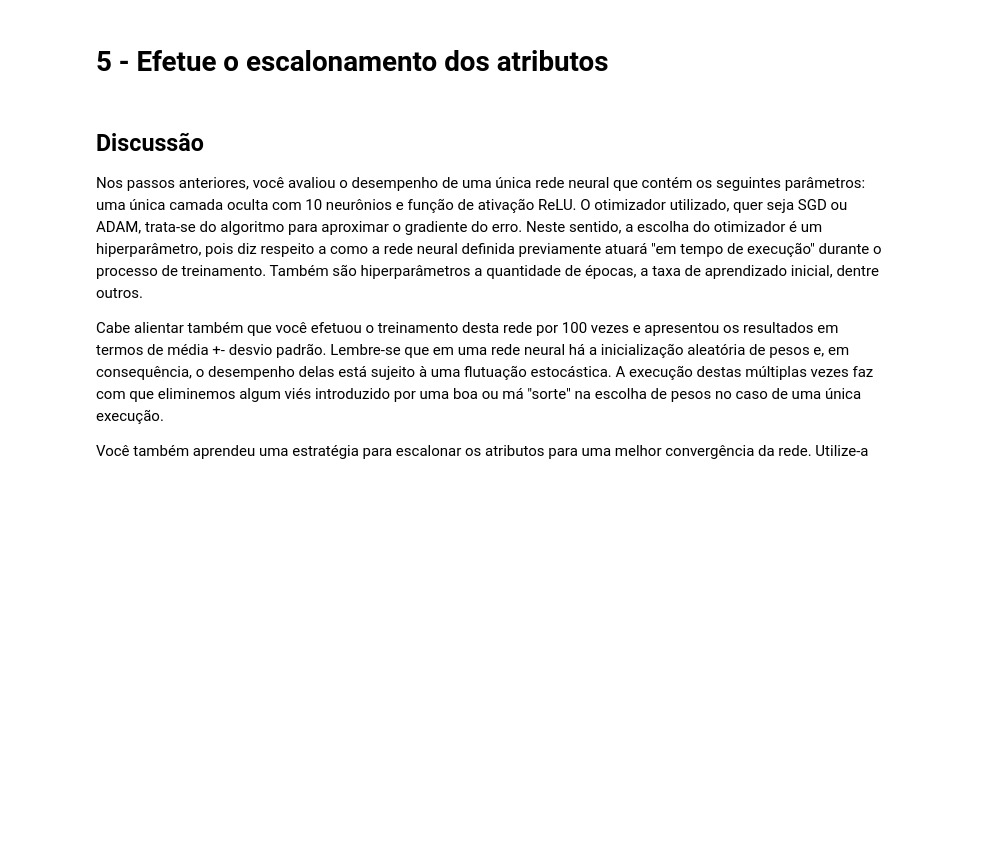
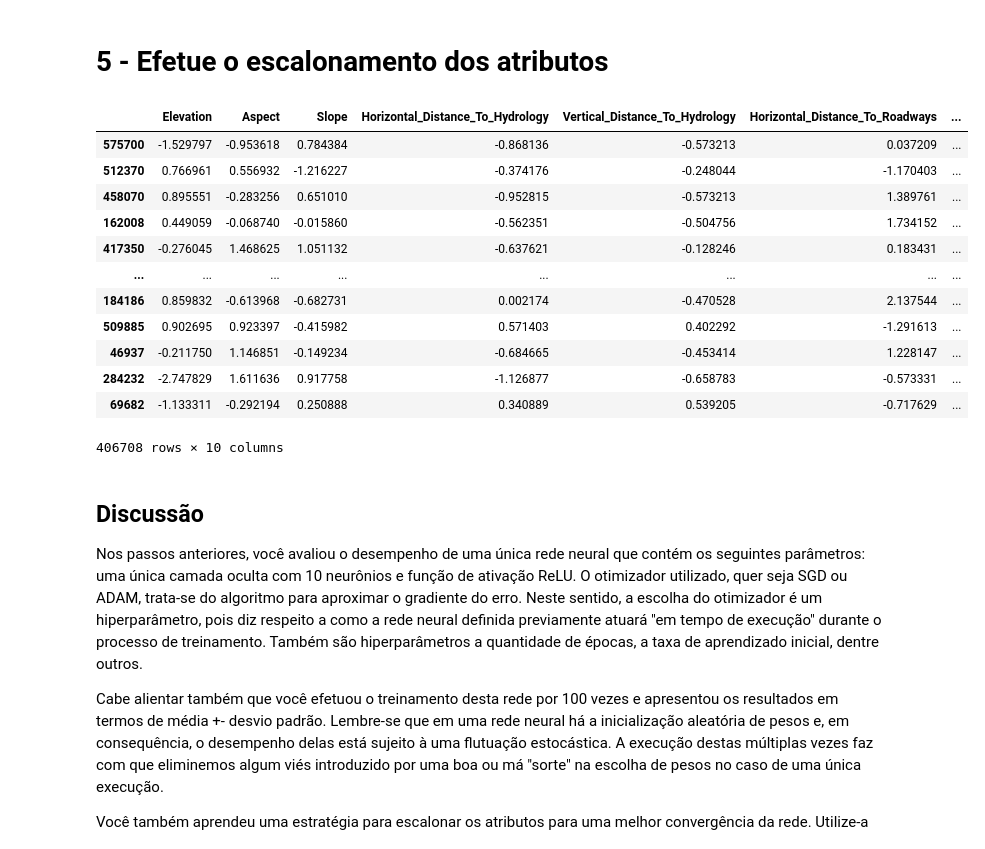
Before and after one commit to AllanHigorLP/Atividade_avaliativa-2.2-RNA, a Jupyter notebook: PP2_2_2_Proposição_e_Avaliação_de_RNAs.ipynb, the cells around one changed output. Cells and saved outputs as stored; diff of their text form; code cells hidden in the pictures; blank space fills up the shorter version.

```diff
--- a/PP2_2_2_Proposição_e_Avaliação_de_RNAs.ipynb
+++ b/PP2_2_2_Proposição_e_Avaliação_de_RNAs.ipynb
@@ -199,3 +197,37 @@ X_train, X_test, Y_train, Y_test = train_test_split(X, Y, test_size=0.30)
+# %%
+from sklearn.preprocessing import StandardScaler
+
+X_train_stand = X_train.copy()
+X_test_stand = X_test.copy()
+
+num_cols = ['Elevation', 'Aspect', 'Slope', 'Horizontal_Distance_To_Hydrology',
+       'Vertical_Distance_To_Hydrology', 'Horizontal_Distance_To_Roadways',
+       'Hillshade_9am', 'Hillshade_Noon', 'Hillshade_3pm',
+       'Horizontal_Distance_To_Fire_Points']
+
+for i in num_cols:
+
+    scale = StandardScaler().fit(X_train_stand[[i]])
+
+    X_train_stand[i] = scale.transform(X_train_stand[[i]])
+
+    X_test_stand[i] = scale.transform(X_test_stand[[i]])
+
+X_train_stand
+# %% [output]
+|  | Elevation | Aspect | Slope | Horizontal_Distance_To_Hydrology | Vertical_Distance_To_Hydrology | Horizontal_Distance_To_Roadways | ... |
+| 575700 | -1.529797 | -0.953618 | 0.784384 | -0.868136 | -0.573213 | 0.037209 | ... |
+| 512370 | 0.766961 | 0.556932 | -1.216227 | -0.374176 | -0.248044 | -1.170403 | ... |
+| 458070 | 0.895551 | -0.283256 | 0.651010 | -0.952815 | -0.573213 | 1.389761 | ... |
+| 162008 | 0.449059 | -0.068740 | -0.015860 | -0.562351 | -0.504756 | 1.734152 | ... |
+| 417350 | -0.276045 | 1.468625 | 1.051132 | -0.637621 | -0.128246 | 0.183431 | ... |
+| ... | ... | ... | ... | ... | ... | ... | ... |
+| 184186 | 0.859832 | -0.613968 | -0.682731 | 0.002174 | -0.470528 | 2.137544 | ... |
+| 509885 | 0.902695 | 0.923397 | -0.415982 | 0.571403 | 0.402292 | -1.291613 | ... |
+| 46937 | -0.211750 | 1.146851 | -0.149234 | -0.684665 | -0.453414 | 1.228147 | ... |
+| 284232 | -2.747829 | 1.611636 | 0.917758 | -1.126877 | -0.658783 | -0.573331 | ... |
+| 69682 | -1.133311 | -0.292194 | 0.250888 | 0.340889 | 0.539205 | -0.717629 | ... |
+406708 rows × 10 columns
 # %% [markdown]
 ## Discussão
 
```
Also changed, not shown: parts of 1 cell of this notebook.
